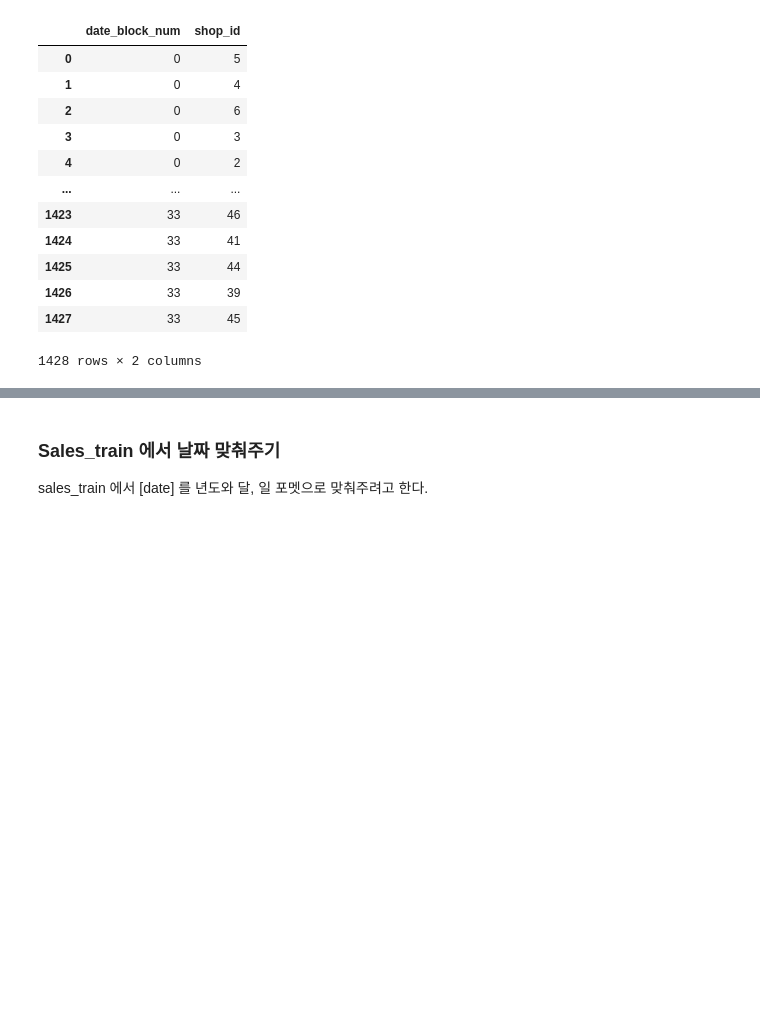
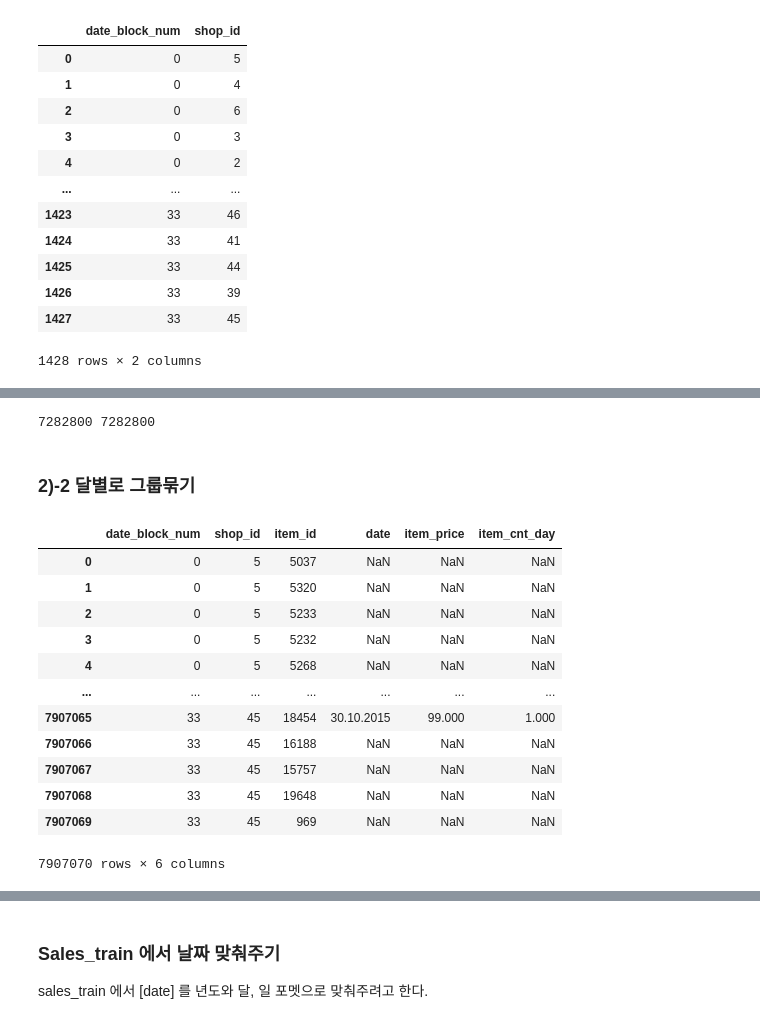
Before and after one commit to joosun7227/jusun_Kaggle, a Jupyter notebook: Future_Sales/future_sales.ipynb, the cells around one changed output, grey strips where cells are left out. Saved outputs shown, nothing was run; the diff lists cells and outputs as text; code cells hidden in the pictures; blank space fills up the shorter version.

```diff
--- a/Future_Sales/future_sales.ipynb
+++ b/Future_Sales/future_sales.ipynb
@@ -159,11 +173,3 @@ block_shop_combi
 | 1426 | 33 | 39 |
 | 1427 | 33 | 45 |
 1428 rows × 2 columns
-# %%
-from itertools import product
-
-#모든 조합만들기
-block_shop_combi = pd.DataFrame(list(product(np.arange(34),test_shops)), columns=['date_block_num','shop_id'])
-shop_item_combi = pd.DataFrame(list(product(test_shops, test_items)), columns = ['shop_id','item_id'])
-all_combi = pd.merge(block_shop_combi, shop_item_combi, on=['shop_id'], how = 'inner')
-print(len(all_combi), 34 * len(test_shops) * len(test_items))
@@ -171,0 +210,27 @@ print(len(all_combi), 34 * len(test_shops) * len(test_items))
+# %%
+# 아름답고 멋진 표가 완성됨
+print(len(all_combi), 34 * len(test_shops) * len(test_items))
+# %% [output]
+7282800 7282800
+# %% [markdown]
+### 2)-2 달별로 그룹묶기
+# %%
+# 달별로 그룹으로 묶어주기
+train_base = pd.merge(all_combi, train, on=['date_block_num','shop_id','item_id'], how ='left')
+# all_combi의 모든행을 유지하고 이에 일치하는 train행을 병함. 없는 경우 all_combi에 해당하는 값는 Nan으로 채워짐.
+# 기준이 되는 열은 date_block_num, shop_id, item_id임.
+train_base
+# %% [output]
+|  | date_block_num | shop_id | item_id | date | item_price | item_cnt_day |
+| 0 | 0 | 5 | 5037 | NaN | NaN | NaN |
+| 1 | 0 | 5 | 5320 | NaN | NaN | NaN |
+| 2 | 0 | 5 | 5233 | NaN | NaN | NaN |
+| 3 | 0 | 5 | 5232 | NaN | NaN | NaN |
+| 4 | 0 | 5 | 5268 | NaN | NaN | NaN |
+| ... | ... | ... | ... | ... | ... | ... |
+| 7907065 | 33 | 45 | 18454 | 30.10.2015 | 99.000 | 1.000 |
+| 7907066 | 33 | 45 | 16188 | NaN | NaN | NaN |
+| 7907067 | 33 | 45 | 15757 | NaN | NaN | NaN |
+| 7907068 | 33 | 45 | 19648 | NaN | NaN | NaN |
+| 7907069 | 33 | 45 | 969 | NaN | NaN | NaN |
+7907070 rows × 6 columns
```
Also changed, not shown: parts of 17 cells of this notebook.
